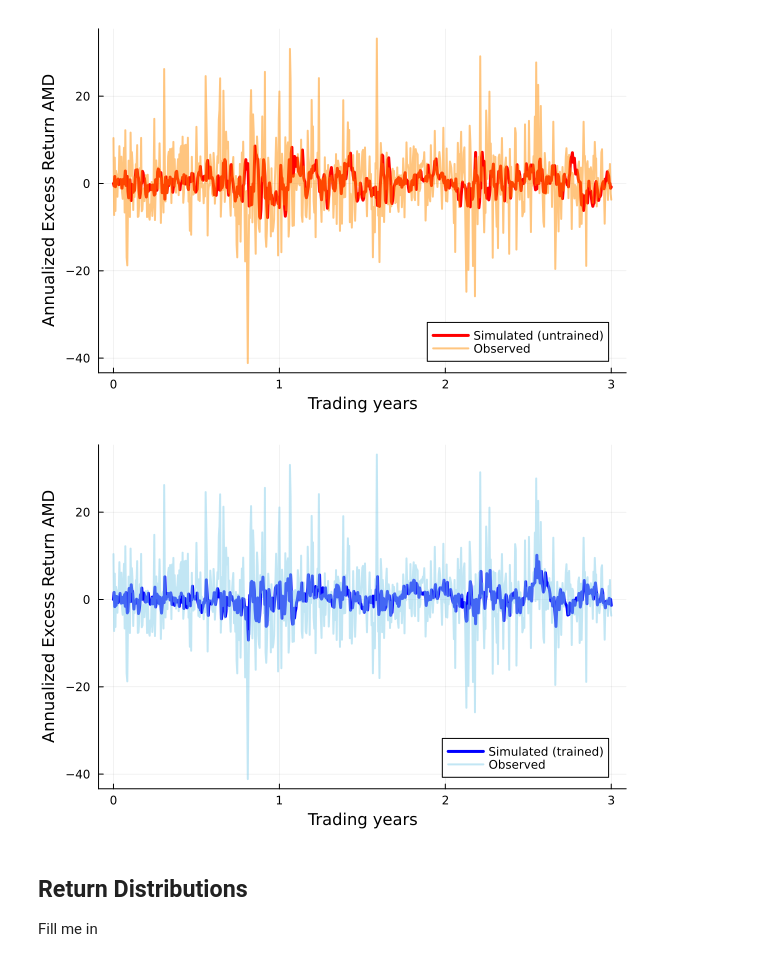
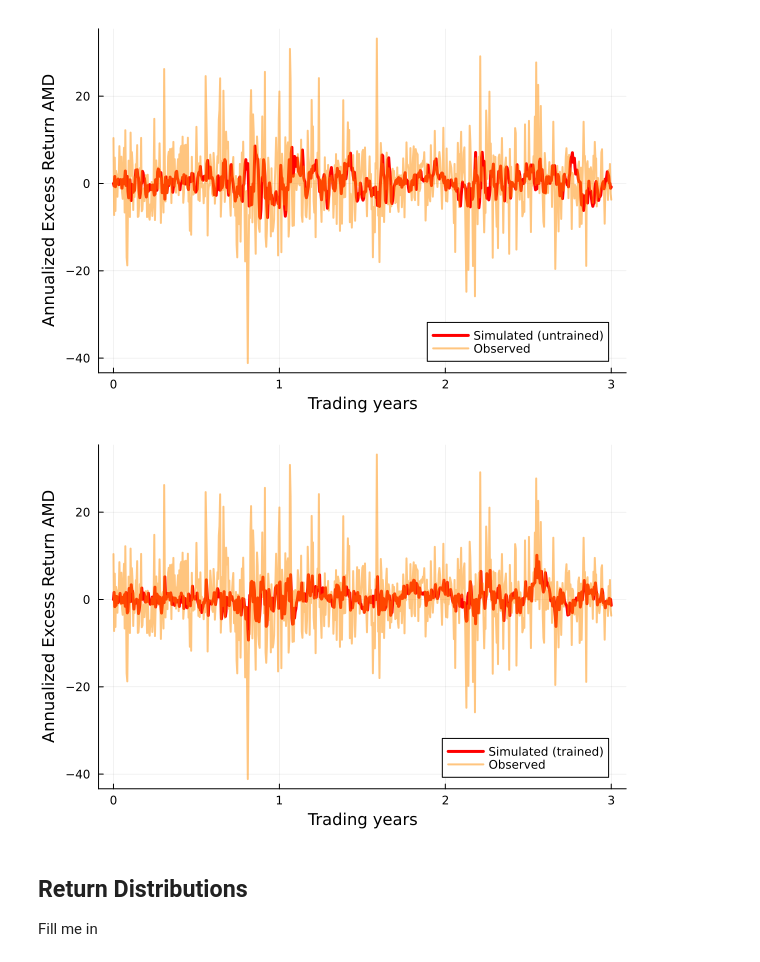
Before and after one commit to varnerlab/CHEME-130-eCornell-Repository, a Jupyter notebook: courses/CHEME-132/module-2/CHEME-132-Module-2-Advanced-Hippo-SSM.ipynb, the cells around one changed output. Cells and saved outputs as stored; diff of their text form; code cells hidden in the pictures.

```diff
--- a/courses/CHEME-132/module-2/CHEME-132-Module-2-Advanced-Hippo-SSM.ipynb
+++ b/courses/CHEME-132/module-2/CHEME-132-Module-2-Advanced-Hippo-SSM.ipynb
@@ -95,12 +95,12 @@ model_updated = deepcopy(model);
 model_updated.Ĉ = C;
 (T2,X2,Y2) = solve(model_updated, tspan, signal);
 # %%
-plot(T2,Y2,label="Simulated (trained)", lw=3, c=:blue)
-plot!(T2,signal, label="Observed", lw=2, c=:skyblue, alpha=0.5)
+plot(T2,Y2,label="Simulated (trained)", lw=3, c=:red)
+plot!(T2,signal, label="Observed", lw=2, c=:darkorange, alpha=0.5)
 xlabel!("Trading years", fontsize=18)
 ylabel!("Annualized Excess Return $(ticker_of_interest)", fontsize=18)
 # %% [output]
-[figure, old version]
+[figure, new version]
 # %% [markdown]
 ## Return Distributions
 Fill me in
```
